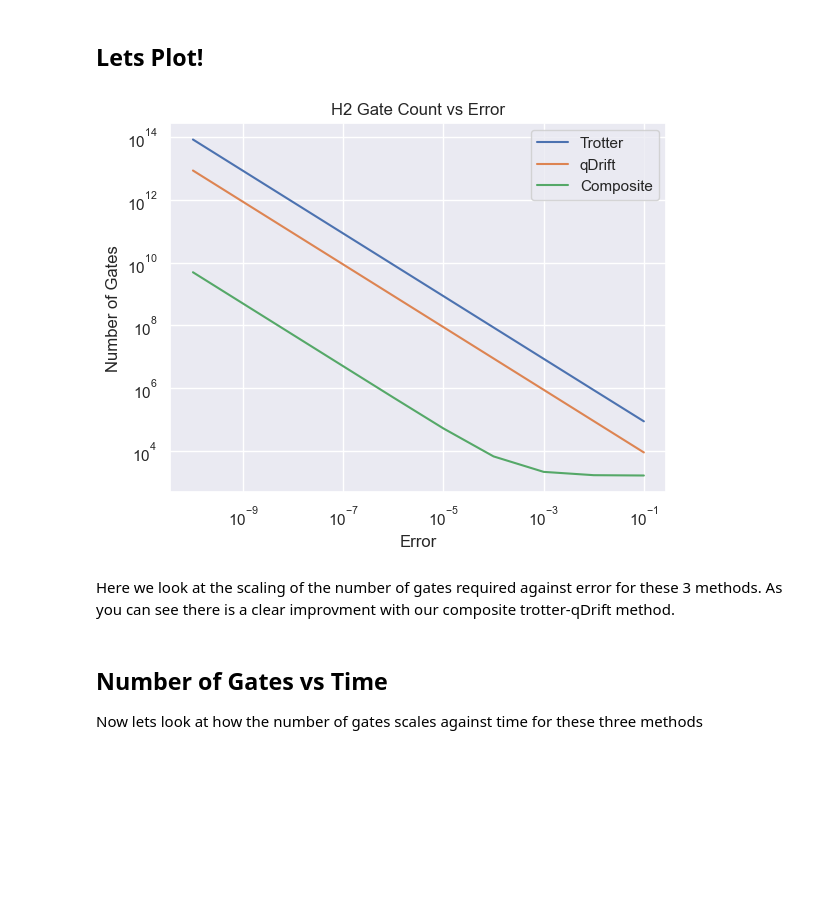
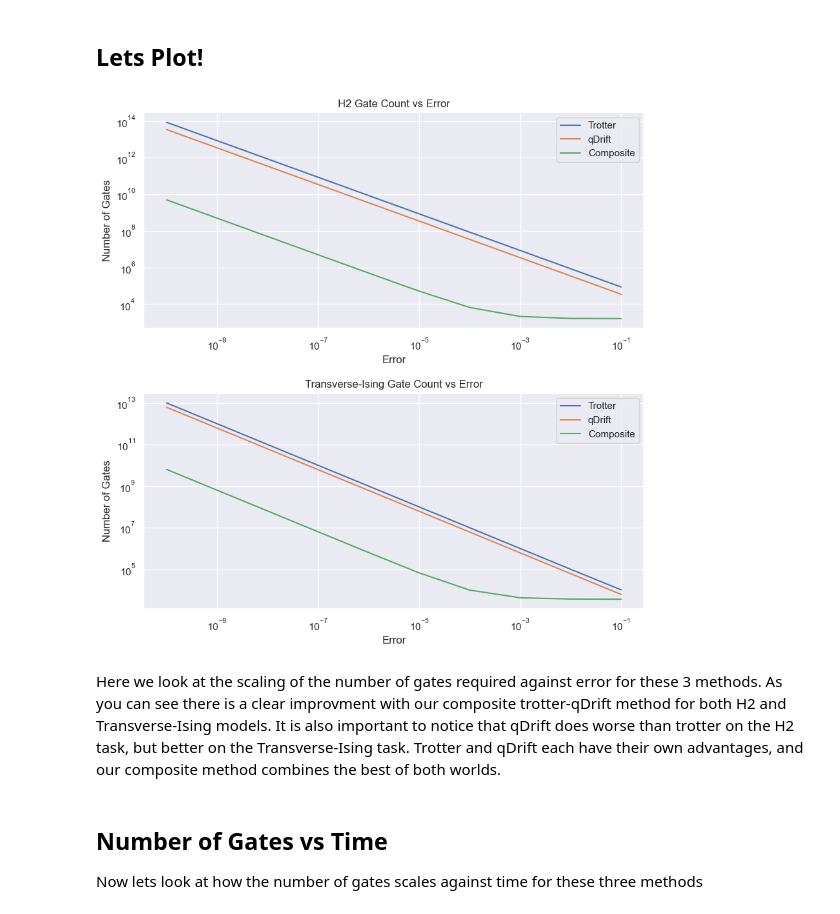
Before and after one commit to utterwqlnut/Composite-Trotter-qDrift-GAOP, a Jupyter notebook: gate_comparison.ipynb, the cells around one changed output. Drawn from its saved outputs; the diff is of its cells as text; code cells hidden in the pictures; blank space fills up the shorter version.

```diff
--- a/gate_comparison.ipynb
+++ b/gate_comparison.ipynb
@@ -20,4 +22,4 @@ h2_driver = PySCFDriver(
     unit=DistanceUnit.ANGSTROM,
     basis='sto3g')
 
-h2_hamiltonian = JordanWignerMapper().map(h2_driver.run().hamiltonian.second_q_op())
+h2_hamiltonian = JordanWignerMapper().map(h2_driver.run().hamiltonian.second_q_op()).simplify(atol=0)
@@ -24,3 +28,10 @@ h2_hamiltonian = JordanWignerMapper().map(h2_driver.run().hamiltonian.second_q_o
+# %%
+# Transverse-Ising Model
+line_lattice = LineLattice(num_nodes=2, boundary_condition=BoundaryCondition.PERIODIC)
+ti_model = HeisenbergModel(line_lattice, (1.0, 0.0, 0.0), (0.0, 0.0, 1.0))
+
+
+ti_hamiltonian = LinearMapper().map(ti_model.second_q_op()).simplify(atol=0)
 # %% [markdown]
 ## Genetic Algorithm Search For Partitioning
 
@@ -36,5 +47,6 @@ We use this cost function as the fitness function in our genetic algorithm, and
 from genetic import run_genetic_algo
 
 # First for H2
-h2_least_cost, h2_h_trotter, h2_h_qdrift = run_genetic_algo(population_size=1000,num_generations=10,elite_prop=0.1,hamiltonian=h2_hamiltonian, N_b=200,e=1e-3,t=1,mutate_prob=0.1)
+# Small hamiltonian and not too hard to optimize so we do a population size of 100 for 10 generations with an arbitrary t and e
+h2_least_cost, h2_h_trotter, h2_h_qdrift = run_genetic_algo(population_size=100,num_generations=10,elite_prop=0.1,hamiltonian=h2_hamiltonian, N_b=200,e=1e-3,t=1,mutate_prob=0.1)
 # %% [output]
@@ -49,3 +61,7 @@ Generation 8 Lowest Number of Gates: 2070.0
 Generation 9 Lowest Number of Gates: 2070.0
 Generation 10 Lowest Number of Gates: 2070.0
 Lowest Number of Gates: 2070.0
+# %%
+# Now for Transverse-Ising
+# Small hamiltonian and not too hard to optimize so we do a population size of 100 for 10 generations with an arbitrary t and e
+ti_least_cost, ti_h_trotter, ti_h_qdrift = run_genetic_algo(population_size=100,num_generations=10,elite_prop=0.1,hamiltonian=ti_hamiltonian, N_b=200,e=1e-3,t=1,mutate_prob=0.1)
@@ -92,22 +153,36 @@ Error=1e-10 -> Trotter Gate Count: 85736937753006, qDrift Gate Count: 8780697016
 # %%
 import matplotlib.pyplot as plt
 import seaborn as sns
 sns.set_theme()
 
-plt.plot(errors,trotter_gate_counts,label='Trotter')
-plt.plot(errors, qdrift_gate_counts,label='qDrift')
-plt.plot(errors, composite_gate_counts,label='Composite')
-plt.xlabel('Error')
-plt.ylabel('Number of Gates')
-plt.yscale('log')
-plt.xscale('log')
-plt.title('H2 Gate Count vs Error')
-plt.legend()
+fig, (ax0, ax1) = plt.subplots(2)
+fig.set_size_inches(10,10)
+plt.subplots_adjust(hspace=0.3)
+
+ax0.plot(errors,h2_trotter_gate_counts,label='Trotter')
+ax0.plot(errors, h2_qdrift_gate_counts,label='qDrift')
+ax0.plot(errors, h2_composite_gate_counts,label='Composite')
+ax0.set_xlabel('Error')
+ax0.set_ylabel('Number of Gates')
+ax0.set_yscale('log')
+ax0.set_xscale('log')
+ax0.set_title('H2 Gate Count vs Error')
+ax0.legend()
+
+ax1.plot(errors,ti_trotter_gate_counts,label='Trotter')
+ax1.plot(errors, ti_qdrift_gate_counts,label='qDrift')
+ax1.plot(errors, ti_composite_gate_counts,label='Composite')
+ax1.set_xlabel('Error')
+ax1.set_ylabel('Number of Gates')
+ax1.set_yscale('log')
+ax1.set_xscale('log')
+ax1.set_title('Transverse-Ising Gate Count vs Error')
+ax1.legend()
 plt.show()
 # %% [output]
-[figure, old version]
+[figure, new version]
 # %% [markdown]
-Here we look at the scaling of the number of gates required against error for these 3 methods. As you can see there is a clear improvment with our composite trotter-qDrift method.
+Here we look at the scaling of the number of gates required against error for these 3 methods. As you can see there is a clear improvment with our composite trotter-qDrift method for both H2 and Transverse-Ising models. It is also important to notice that qDrift does worse than trotter on the H2 task, but better on the Transverse-Ising task. Trotter and qDrift each have their own advantages, and our composite method combines the best of both worlds.
 # %% [markdown]
 ## Number of Gates vs Time
 Now lets look at how the number of gates scales against time for these three methods
```
Also changed, not shown: parts of 15 cells of this notebook, 2 other files.
